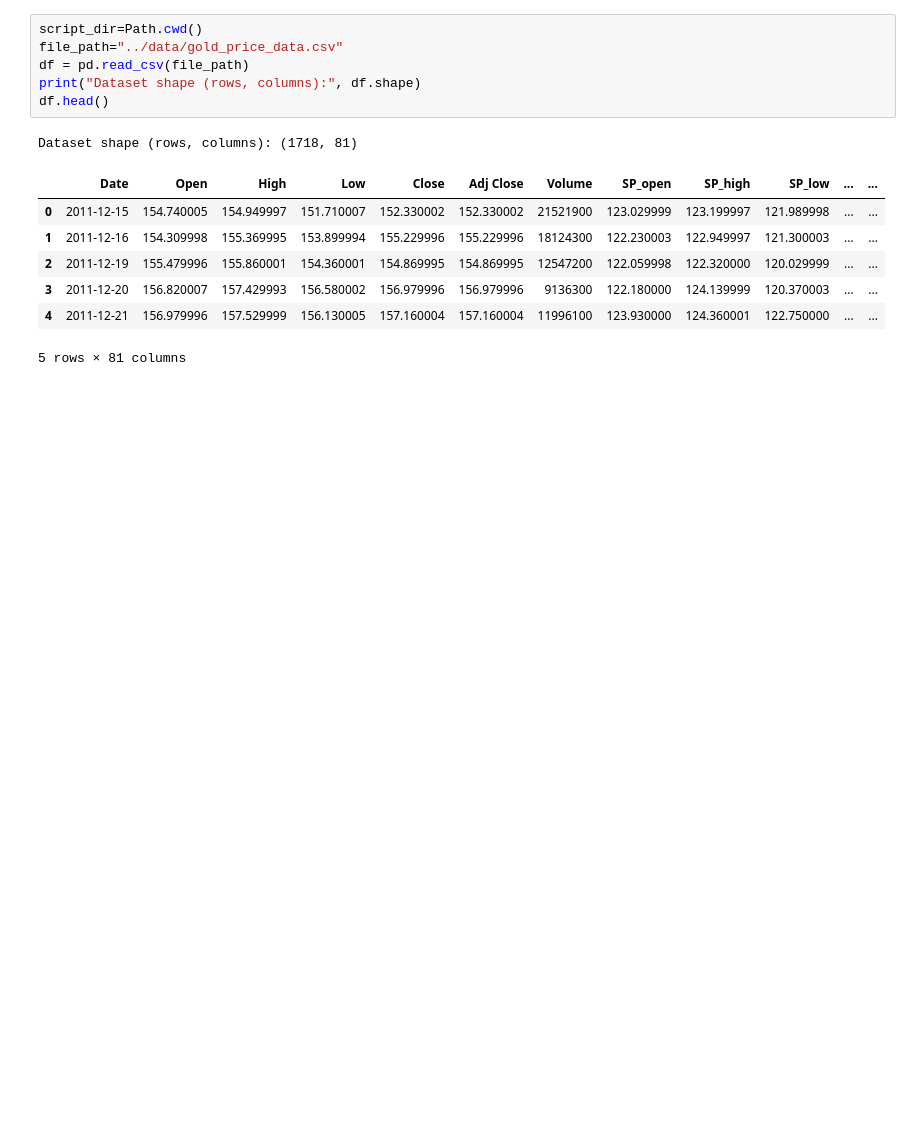
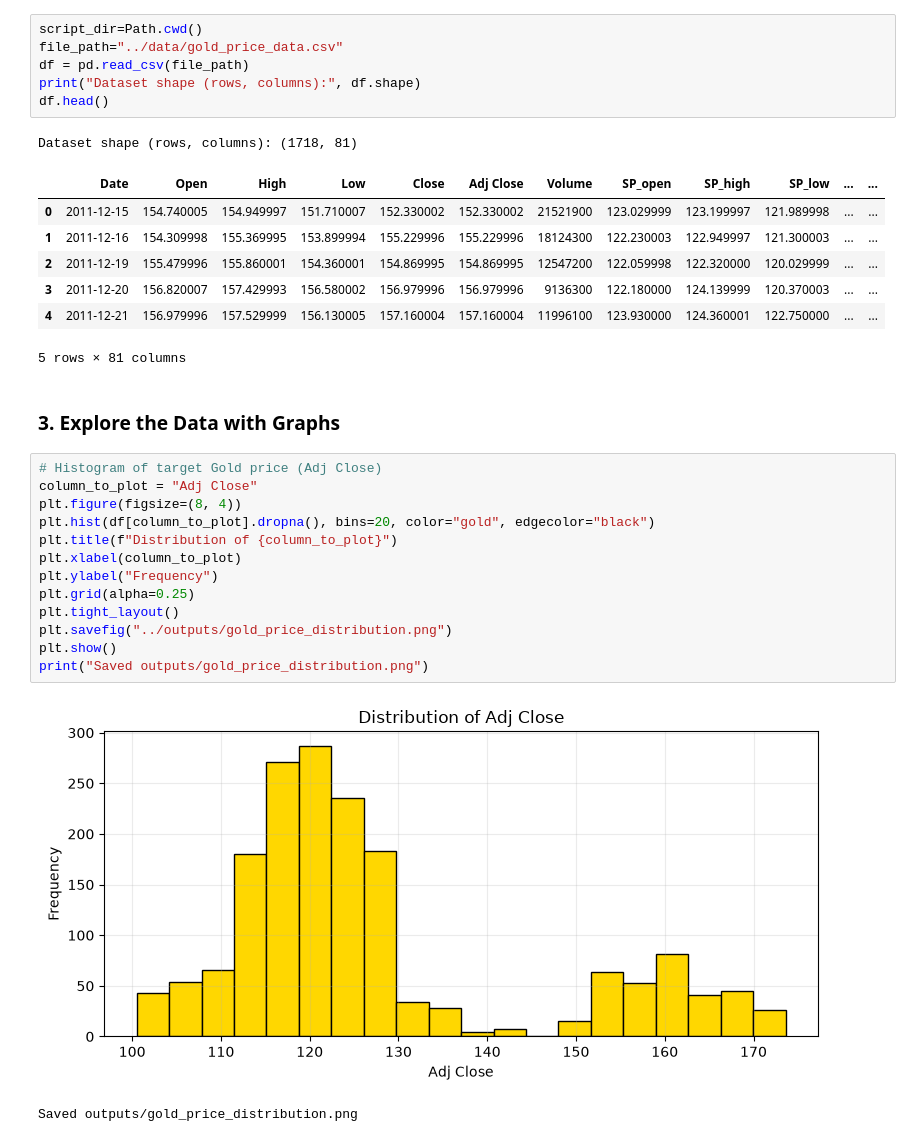
Before and after one commit to rahulforcode89/Gold-price-prediction-using-Linear-Regression, a Jupyter notebook: codes/program.ipynb, the cells around one changed output. Drawn from its saved outputs; the diff is of its cells as text; blank space fills up the shorter version.

```diff
--- a/codes/program.ipynb
+++ b/codes/program.ipynb
@@ -34,3 +38,21 @@ Dataset shape (rows, columns): (1718, 81)
 | 3 | 2011-12-20 | 156.820007 | 157.429993 | 156.580002 | 156.979996 | 156.979996 | 9136300 | 122.180000 | 124.139999 | 120.370003 | ... | ... |
 | 4 | 2011-12-21 | 156.979996 | 157.529999 | 156.130005 | 157.160004 | 157.160004 | 11996100 | 123.930000 | 124.360001 | 122.750000 | ... | ... |
 5 rows × 81 columns
+# %% [markdown]
+### **3. Explore the Data with Graphs**
+# %%
+# Histogram of target Gold price (Adj Close)
+column_to_plot = "Adj Close"
+plt.figure(figsize=(8, 4))
+plt.hist(df[column_to_plot].dropna(), bins=20, color="gold", edgecolor="black")
+plt.title(f"Distribution of {column_to_plot}")
+plt.xlabel(column_to_plot)
+plt.ylabel("Frequency")
+plt.grid(alpha=0.25)
+plt.tight_layout()
+plt.savefig("../outputs/gold_price_distribution.png")
+plt.show()
+print("Saved outputs/gold_price_distribution.png")
+# %% [output]
+[figure, added]
+Saved outputs/gold_price_distribution.png
```
Also changed, not shown: parts of 7 cells of this notebook, 2 other files.
